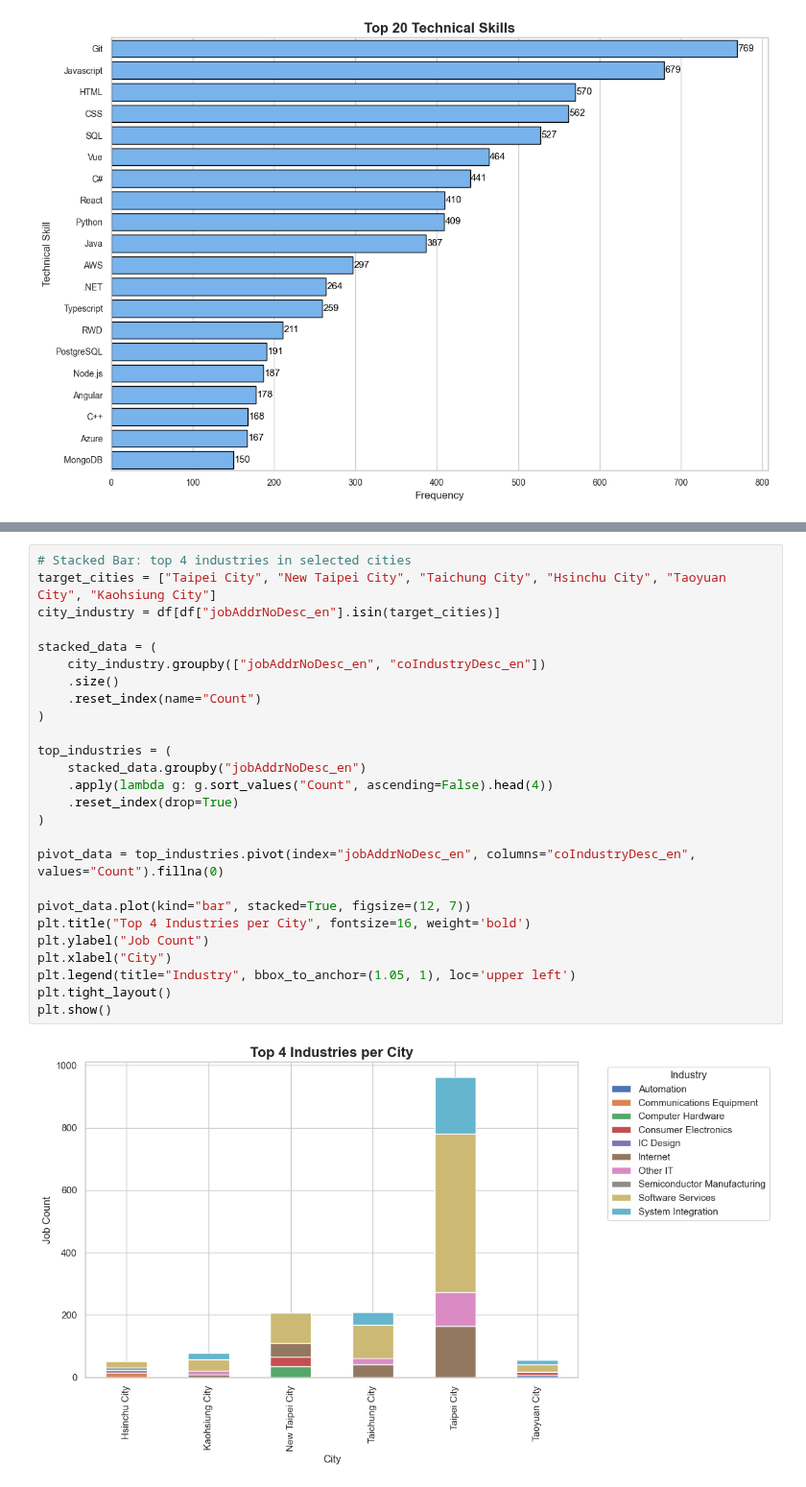
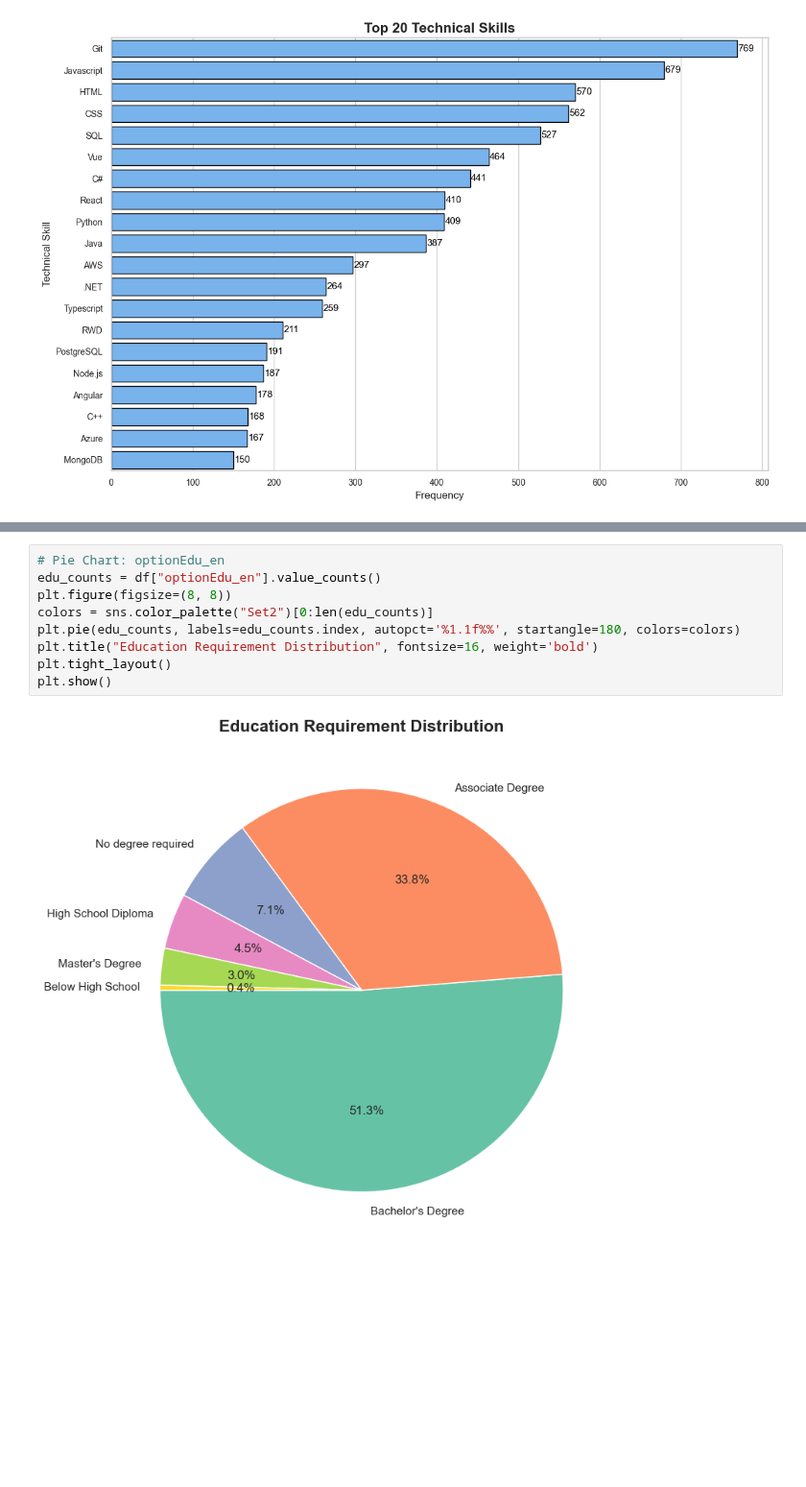
Before and after one commit to bolin0330/engineer-market-analyzer, a Jupyter notebook: analyze.ipynb, the cells around one changed output, grey strips where cells are left out. Shown at 96% size. Saved outputs shown, nothing was run; the diff lists cells and outputs as text; blank space fills up the shorter version.

```diff
--- a/analyze.ipynb
+++ b/analyze.ipynb
@@ -122,28 +134,11 @@ plt.show()
-# %%
-# Stacked Bar: top 4 industries in selected cities
-target_cities = ["Taipei City", "New Taipei City", "Taichung City", "Hsinchu City", "Taoyuan City", "Kaohsiung City"]
-city_industry = df[df["jobAddrNoDesc_en"].isin(target_cities)]
-
-stacked_data = (
-    city_industry.groupby(["jobAddrNoDesc_en", "coIndustryDesc_en"])
-    .size()
-    .reset_index(name="Count")
-)
-
-top_industries = (
-    stacked_data.groupby("jobAddrNoDesc_en")
-    .apply(lambda g: g.sort_values("Count", ascending=False).head(4))
-    .reset_index(drop=True)
-)
-
-pivot_data = top_industries.pivot(index="jobAddrNoDesc_en", columns="coIndustryDesc_en", values="Count").fillna(0)
-
-pivot_data.plot(kind="bar", stacked=True, figsize=(12, 7))
-plt.title("Top 4 Industries per City", fontsize=16, weight='bold')
-plt.ylabel("Job Count")
-plt.xlabel("City")
-plt.legend(title="Industry", bbox_to_anchor=(1.05, 1), loc='upper left')
-plt.tight_layout()
-plt.show()
-# %% [output]
-[figure, removed]
+# %%
+# Pie Chart: optionEdu_en
+edu_counts = df["optionEdu_en"].value_counts()
+plt.figure(figsize=(8, 8))
+colors = sns.color_palette("Set2")[0:len(edu_counts)]
+plt.pie(edu_counts, labels=edu_counts.index, autopct='%1.1f%%', startangle=180, colors=colors)
+plt.title("Education Requirement Distribution", fontsize=16, weight='bold')
+plt.tight_layout()
+plt.show()
+# %% [output]
+[figure, added]
```
Also changed, not shown: parts of 7 cells of this notebook.
